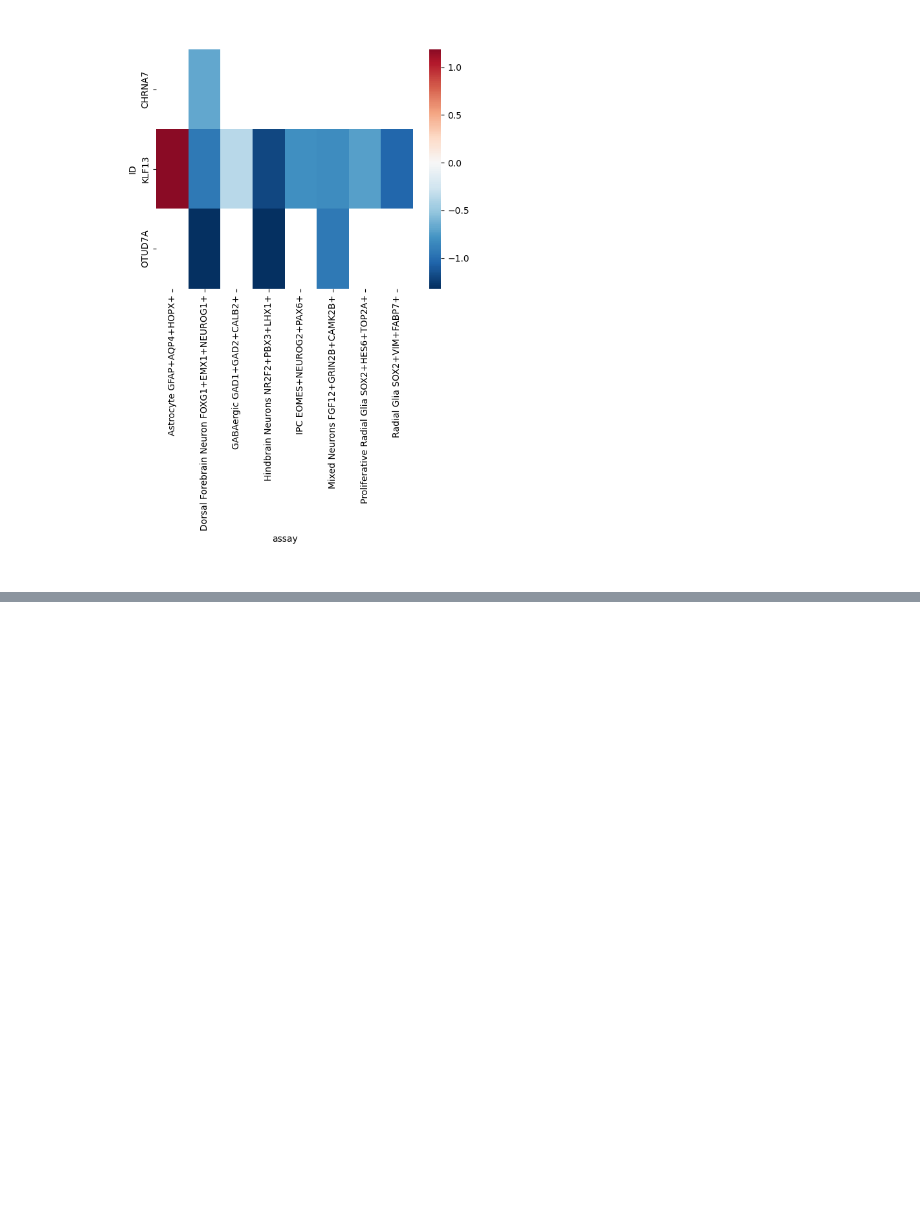
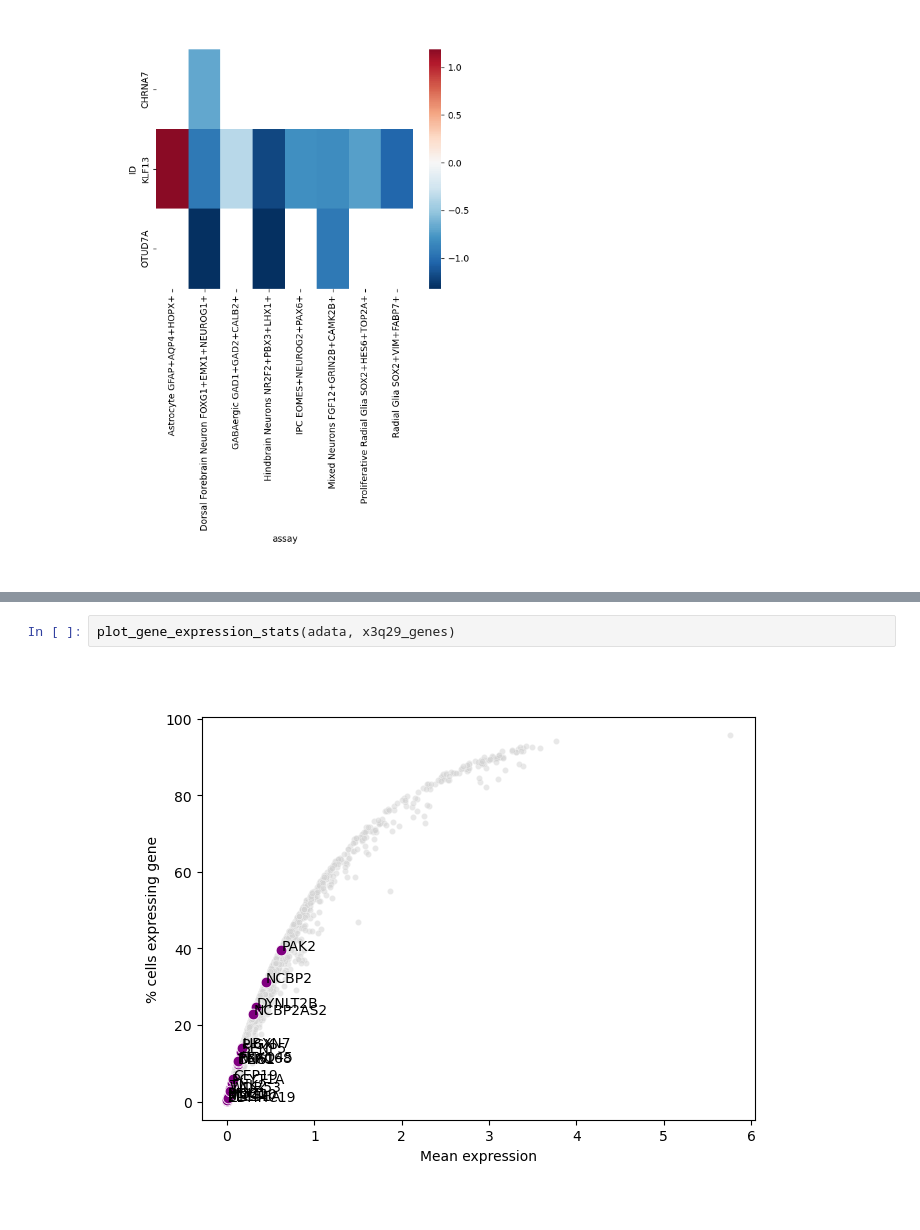
Before and after one commit to deepak-kaji/schizophrenia_organoid_convergence, a Jupyter notebook: Figures/Supplementary_Figure_Deleted_Regions.ipynb, the cells around one changed output, grey strips where cells are left out. Drawn from its saved outputs; the diff is of its cells as text; blank space fills up the shorter version.

```diff
--- a/Figures/Supplementary_Figure_Deleted_Regions.ipynb
+++ b/Figures/Supplementary_Figure_Deleted_Regions.ipynb
@@ -472,0 +480,4 @@ heatmaps
+# %%
+plot_gene_expression_stats(adata, x3q29_genes)
+# %% [output]
+[figure, added]
```
Also changed, not shown: parts of 10 cells of this notebook, 8 other files.
